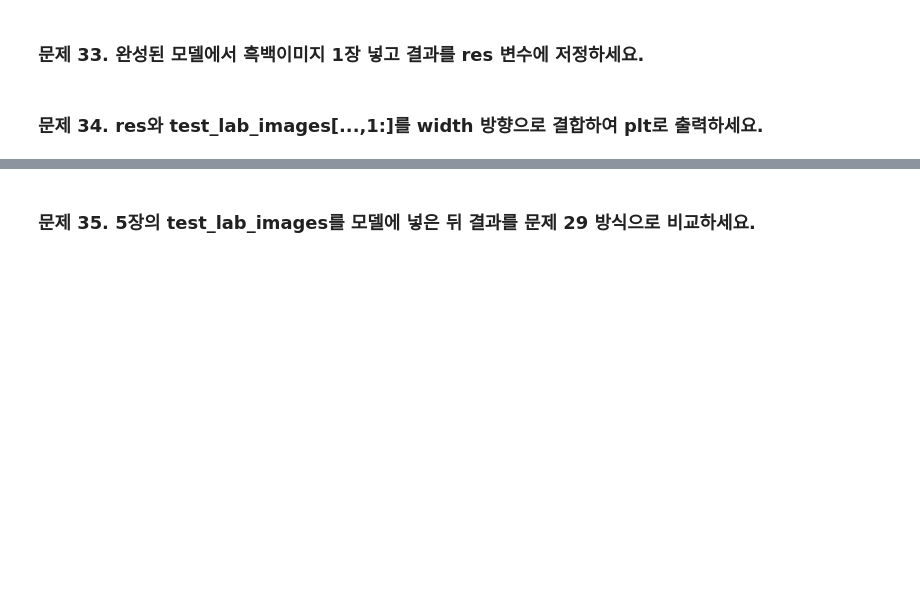
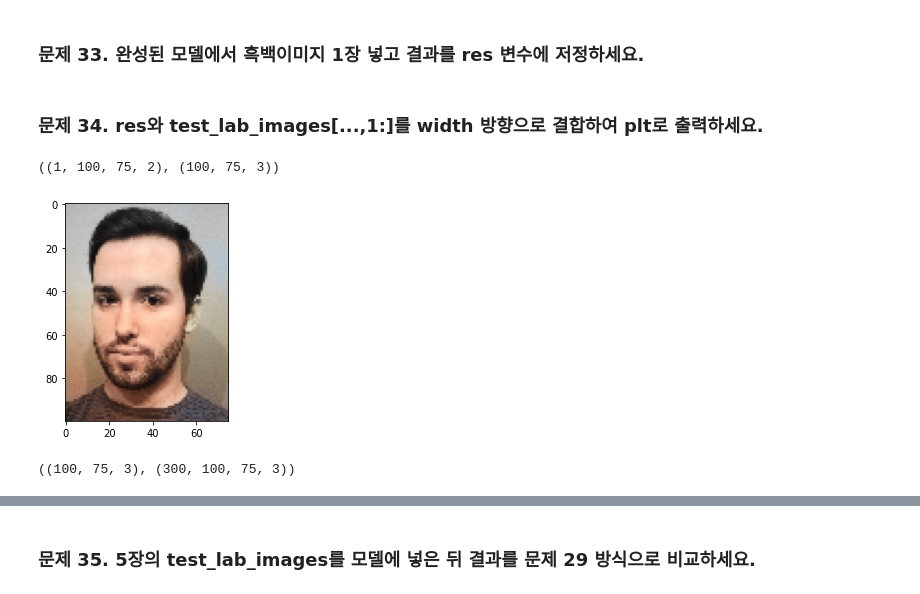
Before and after one commit to boossiman2/FastCampus-Deeplearning300, a Jupyter notebook: Part2_Image change/2_4_흑백 칼라 전환 - 오래된 흑백 사진을 흐릿한 컬러 사진으로 복원하기.ipynb, the cells around one changed output, grey strips where cells are left out. Saved outputs shown, nothing was run; the diff lists cells and outputs as text; code cells hidden in the pictures; blank space fills up the shorter version.

```diff
--- a/Part2_Image change/2_4_흑백 칼라 전환 - 오래된 흑백 사진을 흐릿한 컬러 사진으로 복원하기.ipynb
+++ b/Part2_Image change/2_4_흑백 칼라 전환 - 오래된 흑백 사진을 흐릿한 컬러 사진으로 복원하기.ipynb
@@ -421,4 +569,29 @@ plt.show()
 # %% [markdown]
 ### 문제 34. res와 test_lab_images[...,1:]를 width 방향으로 결합하여 plt로 출력하세요.
+# %%
+res.shape, test_images[1].shape
+# %% [output]
+((1, 100, 75, 2), (100, 75, 3))
+# %%
+def l2rgb(l):
+    pred_ab = model2.predict(np.expand_dims(l,0))
+    pred_img = np.zeros((100,75,3))
+
+    pred_img[:,:,0] = l.reshape((100,75))
+    pred_img[:,:,1:] = pred_ab[0]
+
+    pred_lab = pred_img * [100,255,255] - [0, 128, 128]
+    rgb_img = color.lab2rgb(pred_lab)
+    return rgb_img
+# %%
+res = l2rgb(test_lab_images[1][...,0])
+plt.imshow(res)
+plt.show()
+# %% [output]
+[figure, added]
+# %%
+res.shape, test_images.shape
+# %% [output]
+((100, 75, 3), (300, 100, 75, 3))
 # %%
 # res와 test_images[1]를 width 방향으로 결합하여 (100, 75 * 3, 3) 의 이미지를 만들어 plt로 출력하는 코드를 작성하세요.
```
Also changed, not shown: parts of 27 cells of this notebook.
